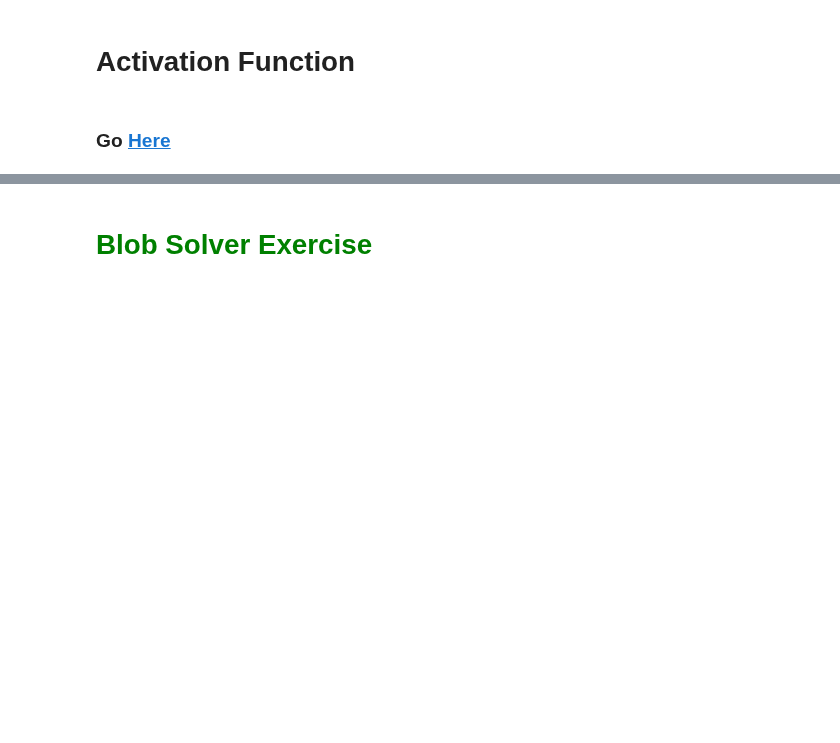
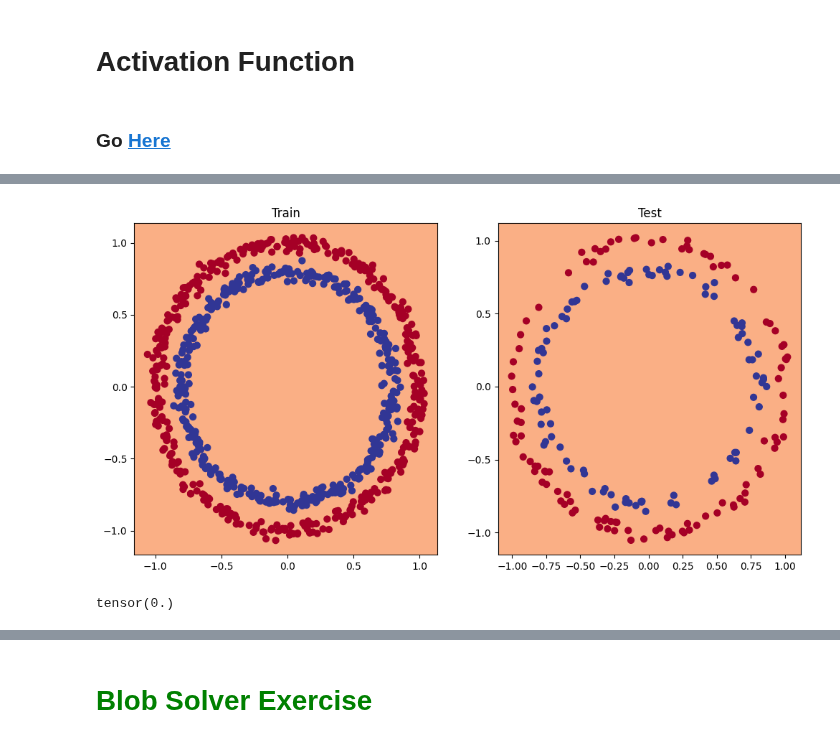
Before and after one commit to MuhammadTarek10/ML-DL, a Jupyter notebook: more-dl/more-dl-session.ipynb, the cells around one changed output, grey strips where cells are left out. Cells and saved outputs as stored; diff of their text form; code cells hidden in the pictures; blank space fills up the shorter version.

```diff
--- a/more-dl/more-dl-session.ipynb
+++ b/more-dl/more-dl-session.ipynb
@@ -88,0 +253,15 @@ def plot_stats(
+# %%
+plot_boundaries(model)
+# %% [output]
+[figure, added]
+# %%
+x = torch.tensor([0.0, -0.5])
+
+with torch.inference_mode():
+    y_preds = model(x)
+    y_preds = torch.sigmoid(y_preds)
+    y_preds = torch.round(y_preds)
+
+y_preds
+# %% [output]
+tensor(0.)
```
Also changed, not shown: parts of 19 cells of this notebook, 10 other files.
